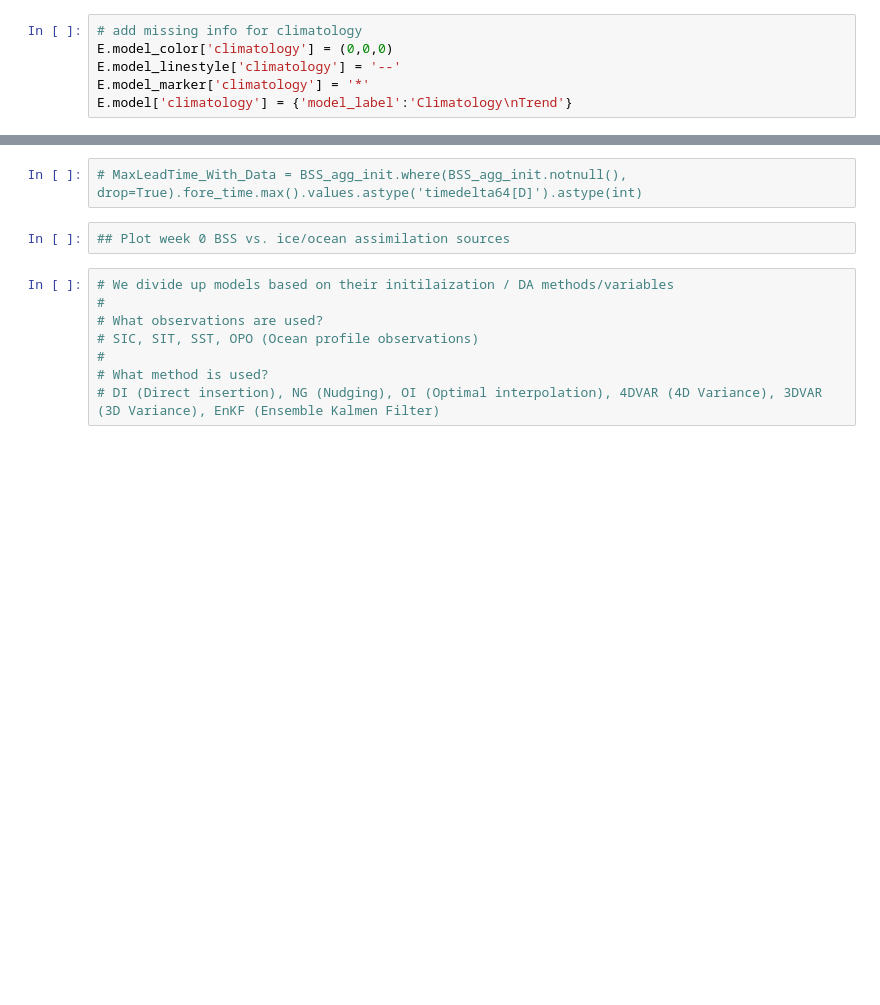
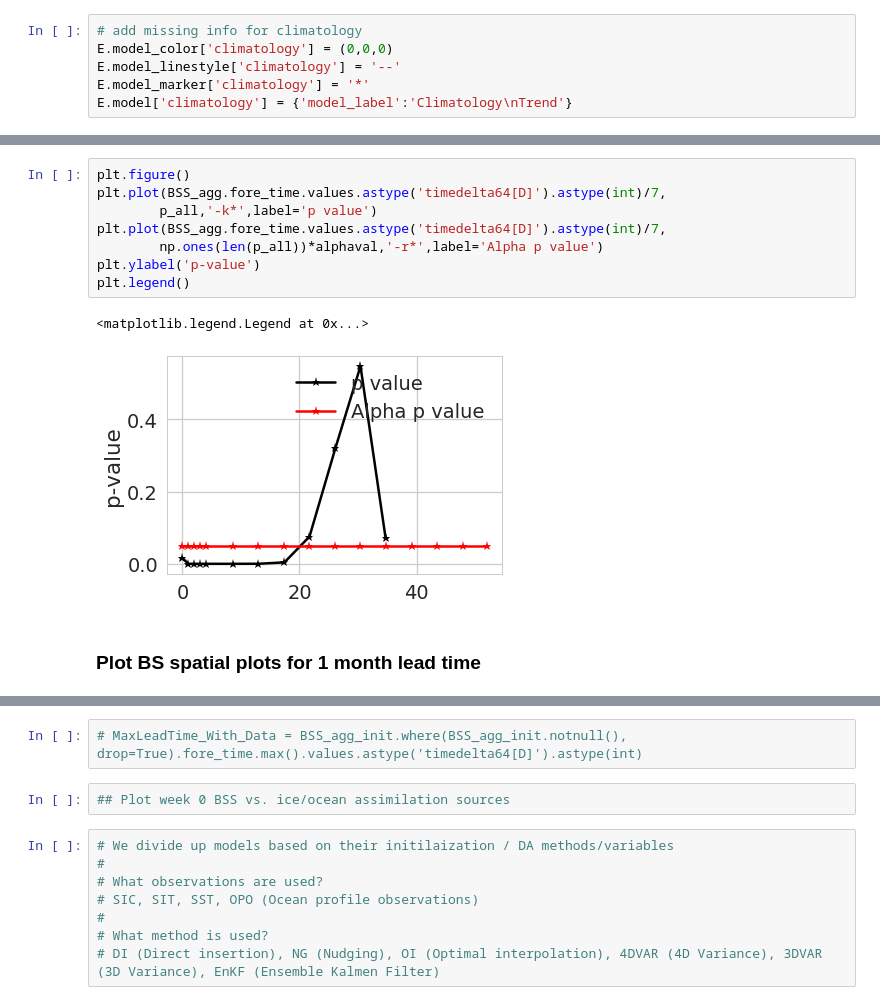
Before and after one commit to NicWayand/ESIO, a Jupyter notebook: notebooks/Eval_weekly_forecasts.ipynb, the cells around one changed output, grey strips where cells are left out. Cells and saved outputs as stored; diff of their text form; blank space fills up the shorter version.

```diff
--- a/notebooks/Eval_weekly_forecasts.ipynb
+++ b/notebooks/Eval_weekly_forecasts.ipynb
@@ -299,0 +294,13 @@ Coordinates:
+# %%
+plt.figure()
+plt.plot(BSS_agg.fore_time.values.astype('timedelta64[D]').astype(int)/7,
+        p_all,'-k*',label='p value')
+plt.plot(BSS_agg.fore_time.values.astype('timedelta64[D]').astype(int)/7,
+        np.ones(len(p_all))*alphaval,'-r*',label='Alpha p value')
+plt.ylabel('p-value')
+plt.legend()
+# %% [output]
+<matplotlib.legend.Legend at 0x...>
+[figure, added]
+# %% [markdown]
+### Plot BS spatial plots for 1 month lead time
```
Also changed, not shown: parts of 44 cells of this notebook, 15 other files.
